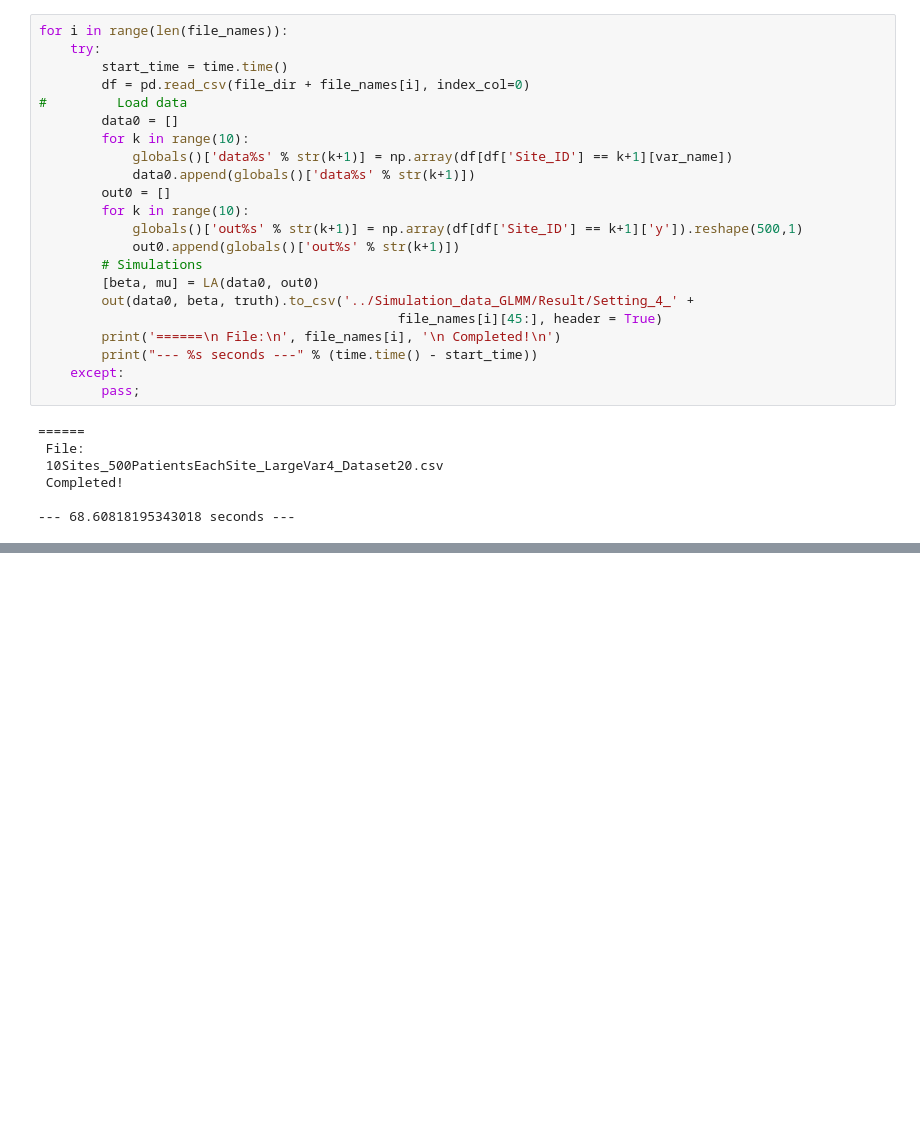
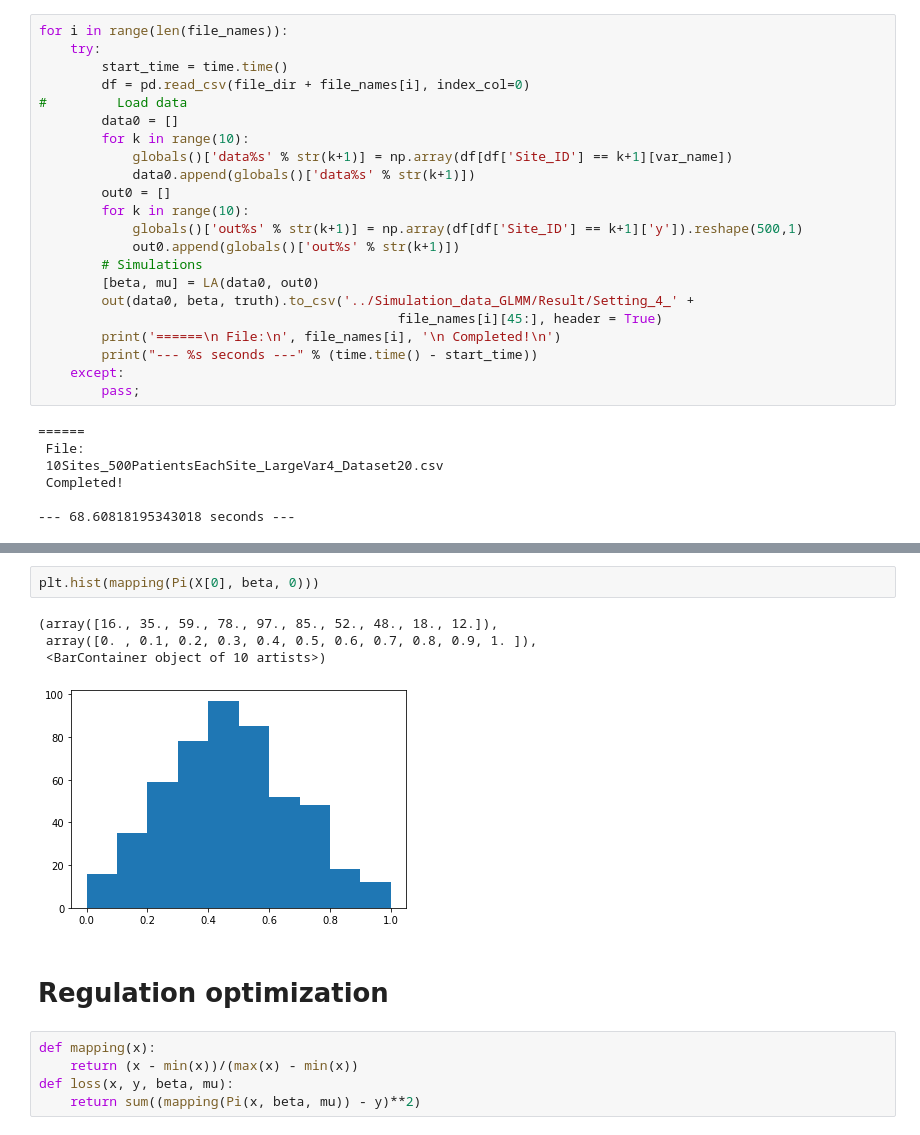
Before and after one commit to Li-Wentao/Federated-GLMM, a Jupyter notebook: Simulation_LA.ipynb, the cells around one changed output, grey strips where cells are left out. Drawn from its saved outputs; the diff is of its cells as text; blank space fills up the shorter version.

```diff
--- a/Simulation_LA.ipynb
+++ b/Simulation_LA.ipynb
@@ -1147,0 +1229,14 @@ KeyboardInterrupt:
+# %%
+plt.hist(mapping(Pi(X[0], beta, 0)))
+# %% [output]
+(array([16., 35., 59., 78., 97., 85., 52., 48., 18., 12.]),
+ array([0. , 0.1, 0.2, 0.3, 0.4, 0.5, 0.6, 0.7, 0.8, 0.9, 1. ]),
+ <BarContainer object of 10 artists>)
+[figure, added]
+# %% [markdown]
+# Regulation optimization
+# %%
+def mapping(x):
+    return (x - min(x))/(max(x) - min(x))
+def loss(x, y, beta, mu):
+    return sum((mapping(Pi(x, beta, mu)) - y)**2)
```
Also changed, not shown: parts of 11 cells of this notebook, 4 other files.
